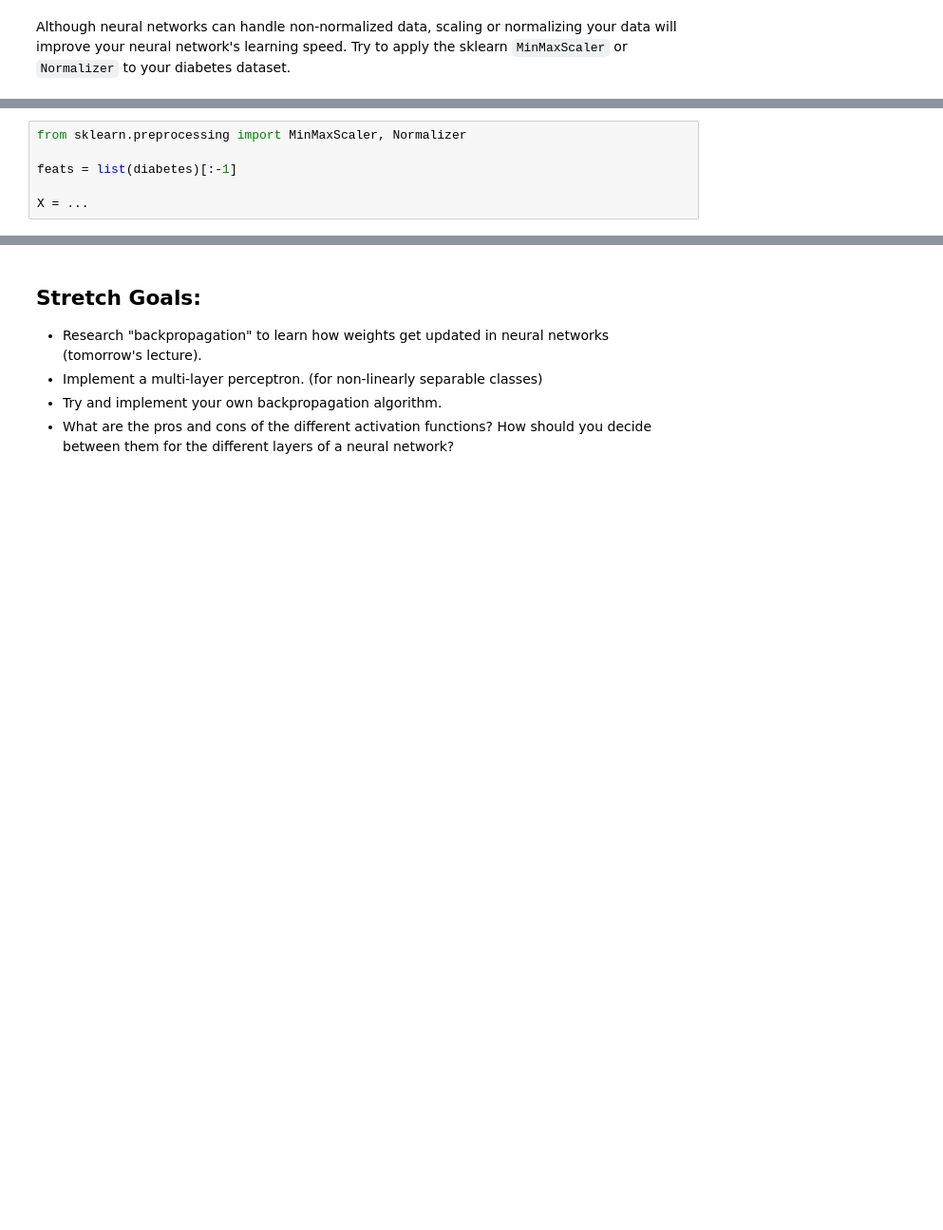
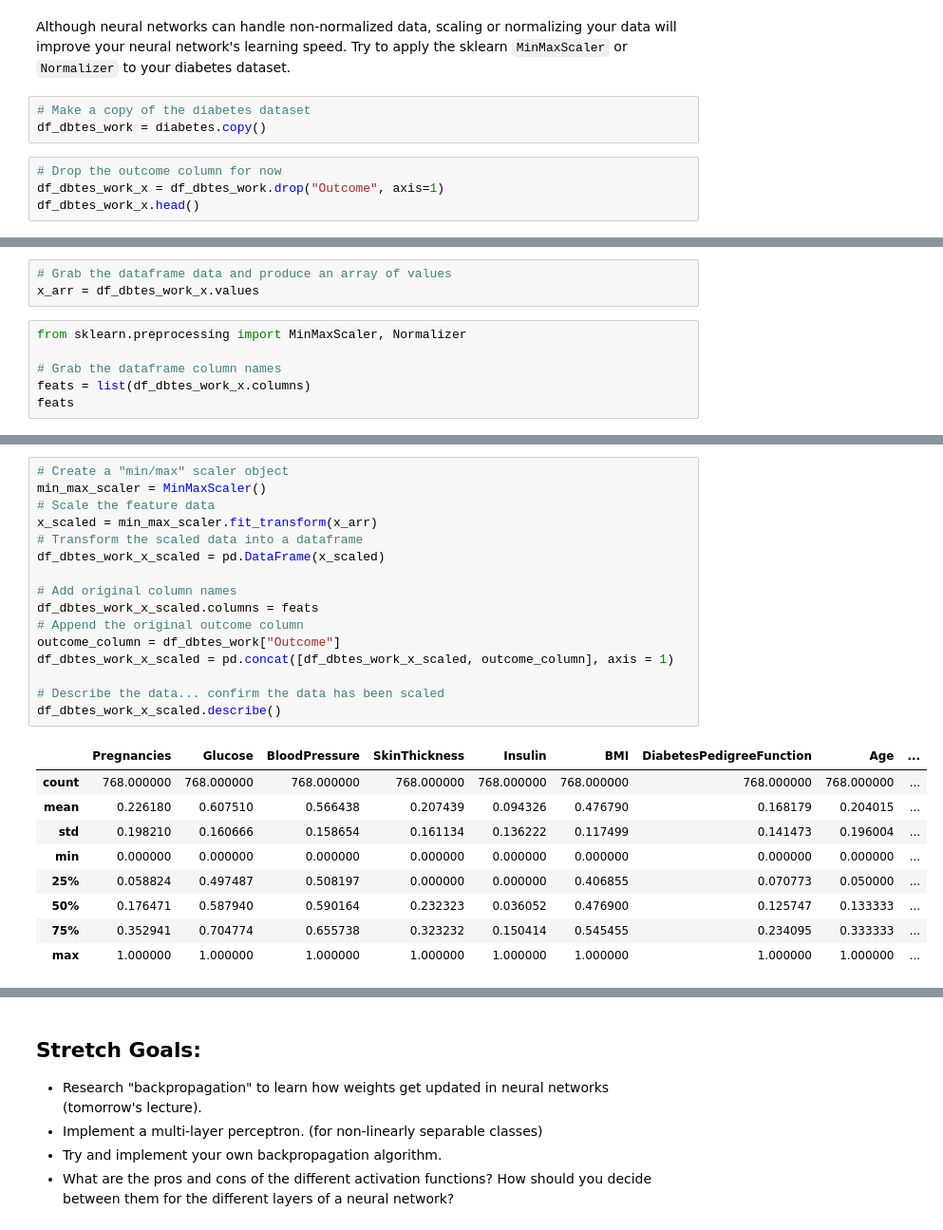
Before and after one commit to danoand/DS-Unit-4-Sprint-2-Neural-Networks, a Jupyter notebook: module1-Intro-to-Neural-Networks/LS_DS_421_Intro_to_NN_Assignment.ipynb, the cells around one changed output, grey strips where cells are left out. Shown at 95% size. Saved outputs shown, nothing was run; the diff lists cells and outputs as text; blank space fills up the shorter version.

```diff
--- a/module1-Intro-to-Neural-Networks/LS_DS_421_Intro_to_NN_Assignment.ipynb
+++ b/module1-Intro-to-Neural-Networks/LS_DS_421_Intro_to_NN_Assignment.ipynb
@@ -202,3 +204,10 @@ diabetes.head()
 | 4 | 0 | 137 | 40 | 35 | 168 | 43.1 | 2.288 | 33 | ... |
 # %% [markdown]
 Although neural networks can handle non-normalized data, scaling or normalizing your data will improve your neural network's learning speed. Try to apply the sklearn `MinMaxScaler` or `Normalizer` to your diabetes dataset.
+# %%
+# Make a copy of the diabetes dataset
+df_dbtes_work = diabetes.copy()
+# %%
+# Drop the outcome column for now
+df_dbtes_work_x = df_dbtes_work.drop("Outcome", axis=1)
+df_dbtes_work_x.head()
@@ -205,6 +221,9 @@ Although neural networks can handle non-normalized data, scaling or normalizing
+# %%
+# Grab the dataframe data and produce an array of values
+x_arr = df_dbtes_work_x.values
 # %%
 from sklearn.preprocessing import MinMaxScaler, Normalizer
 
-feats = list(diabetes)[:-1]
-
-X = ...
+# Grab the dataframe column names
+feats = list(df_dbtes_work_x.columns)
+feats
@@ -211,2 +239,28 @@ X = ...
+# %%
+# Create a "min/max" scaler object
+min_max_scaler = MinMaxScaler()
+# Scale the feature data
+x_scaled = min_max_scaler.fit_transform(x_arr)
+# Transform the scaled data into a dataframe
+df_dbtes_work_x_scaled = pd.DataFrame(x_scaled)
+
+# Add original column names
+df_dbtes_work_x_scaled.columns = feats
+# Append the original outcome column
+outcome_column = df_dbtes_work["Outcome"]
+df_dbtes_work_x_scaled = pd.concat([df_dbtes_work_x_scaled, outcome_column], axis = 1)
+
+# Describe the data... confirm the data has been scaled
+df_dbtes_work_x_scaled.describe()
+# %% [output]
+|  | Pregnancies | Glucose | BloodPressure | SkinThickness | Insulin | BMI | DiabetesPedigreeFunction | Age | ... |
+| count | 768.000000 | 768.000000 | 768.000000 | 768.000000 | 768.000000 | 768.000000 | 768.000000 | 768.000000 | ... |
+| mean | 0.226180 | 0.607510 | 0.566438 | 0.207439 | 0.094326 | 0.476790 | 0.168179 | 0.204015 | ... |
+| std | 0.198210 | 0.160666 | 0.158654 | 0.161134 | 0.136222 | 0.117499 | 0.141473 | 0.196004 | ... |
+| min | 0.000000 | 0.000000 | 0.000000 | 0.000000 | 0.000000 | 0.000000 | 0.000000 | 0.000000 | ... |
+| 25% | 0.058824 | 0.497487 | 0.508197 | 0.000000 | 0.000000 | 0.406855 | 0.070773 | 0.050000 | ... |
+| 50% | 0.176471 | 0.587940 | 0.590164 | 0.232323 | 0.036052 | 0.476900 | 0.125747 | 0.133333 | ... |
+| 75% | 0.352941 | 0.704774 | 0.655738 | 0.323232 | 0.150414 | 0.545455 | 0.234095 | 0.333333 | ... |
+| max | 1.000000 | 1.000000 | 1.000000 | 1.000000 | 1.000000 | 1.000000 | 1.000000 | 1.000000 | ... |
 # %%
 ##### Update this Class #####
```
Also changed, not shown: parts of 11 cells of this notebook.
